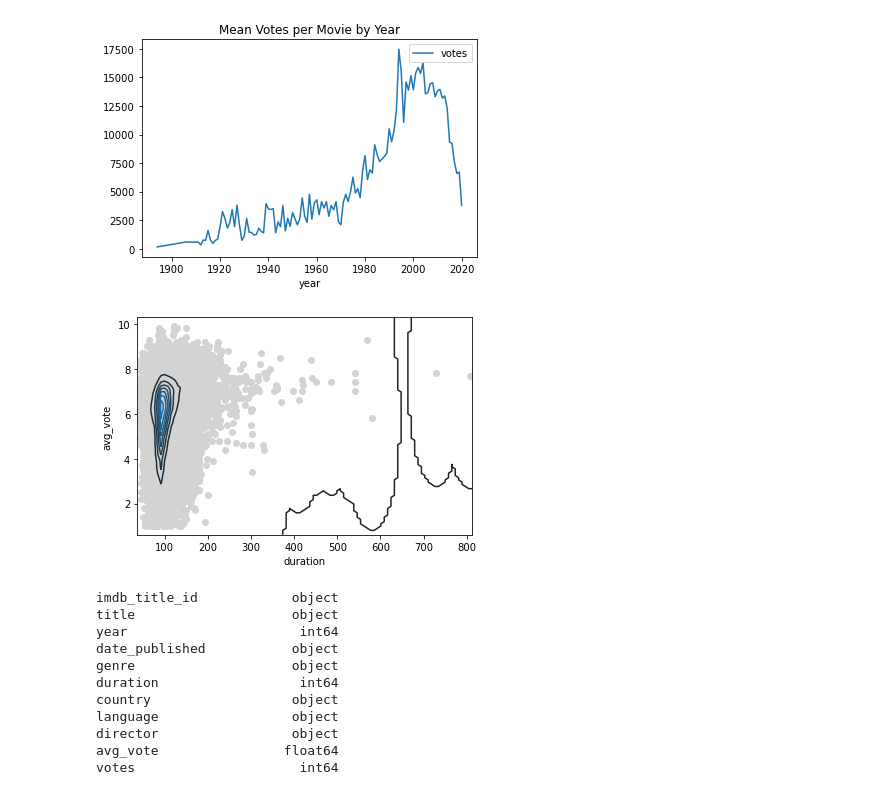
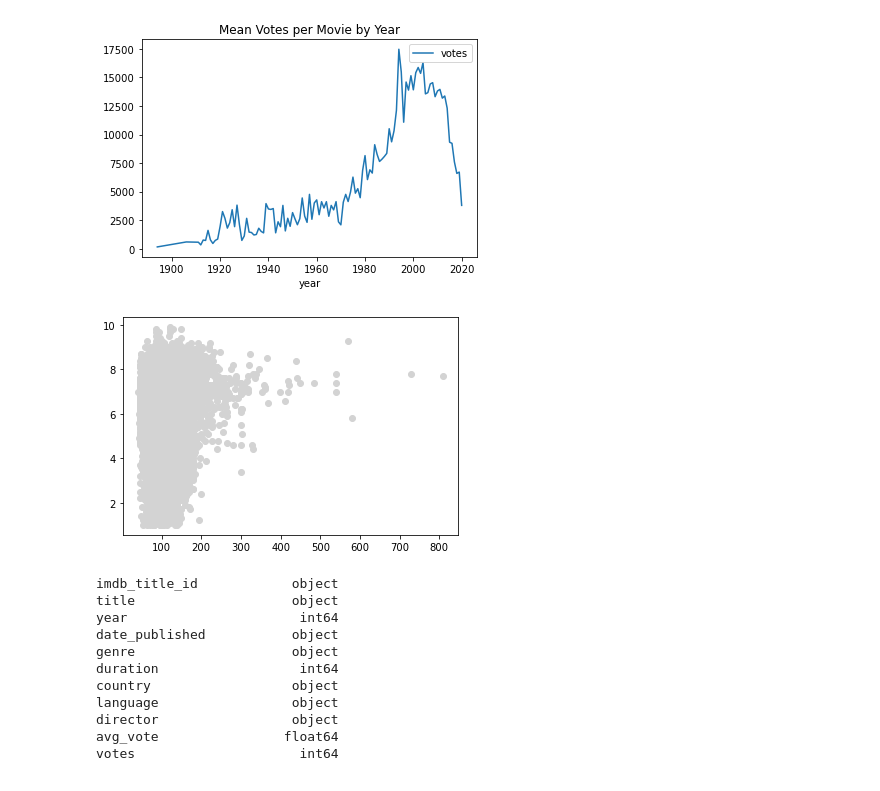
Before and after one commit to gspahlin/Movie_analysis, a Jupyter notebook: Movie_data_exploration_update2.ipynb, the cells around one changed output. Drawn from its saved outputs; the diff is of its cells as text; code cells hidden in the pictures.

```diff
--- a/Movie_data_exploration_update2.ipynb
+++ b/Movie_data_exploration_update2.ipynb
@@ -366,12 +367,12 @@ Text(0.5, 1.0, 'Mean Votes per Movie by Year')
 # %%
 #scatter plot for duration vs avg vote
 
 plt.scatter(m_df['duration'], m_df['avg_vote'], facecolors = "lightgrey")
-sns.kdeplot(m_df['duration'], m_df['avg_vote'])
+#sns.kdeplot(m_df['duration'], m_df['avg_vote'])
 
 plt.show()
 # %% [output]
-[figure, old version]
+[figure, new version]
 # %%
 m_df.dtypes
 # %% [output]
```
Also changed, not shown: parts of 10 cells of this notebook.
